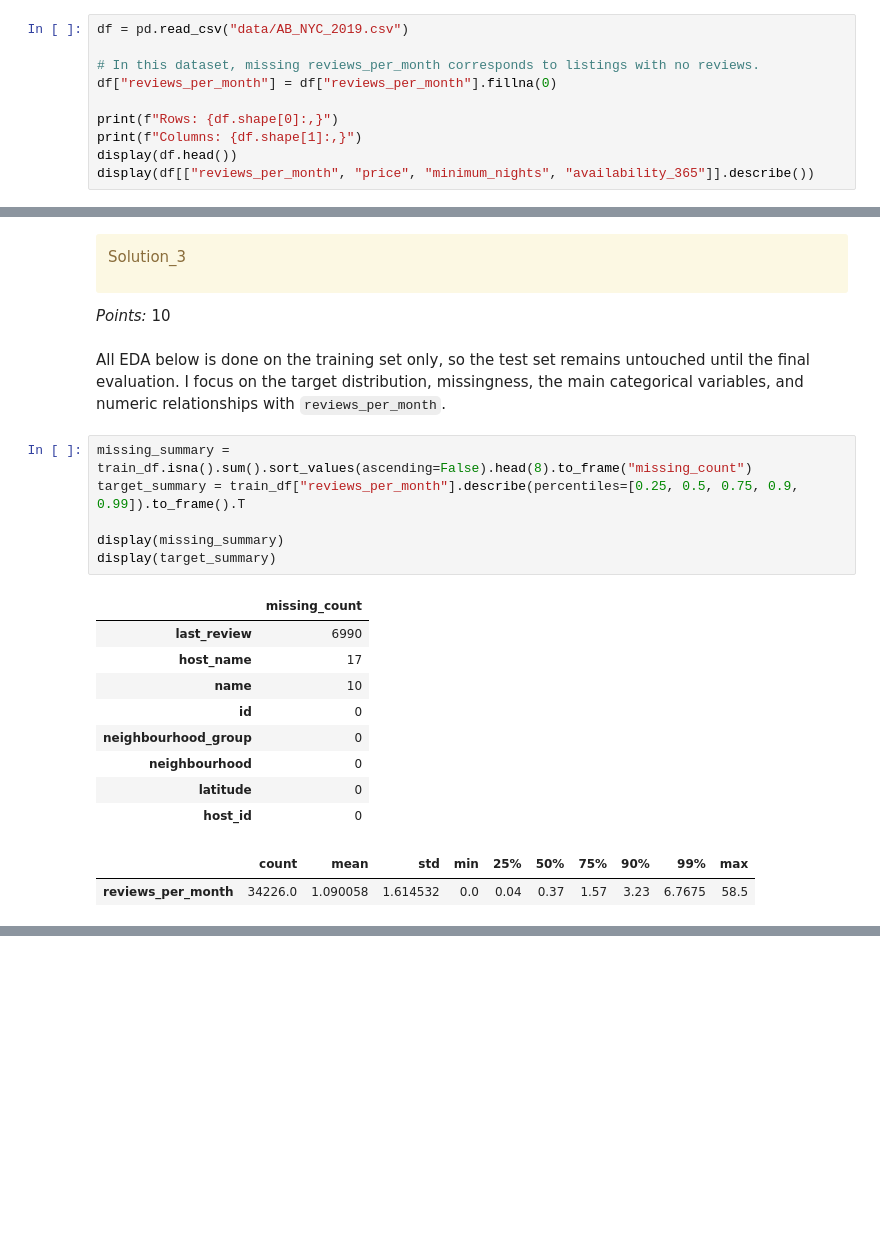
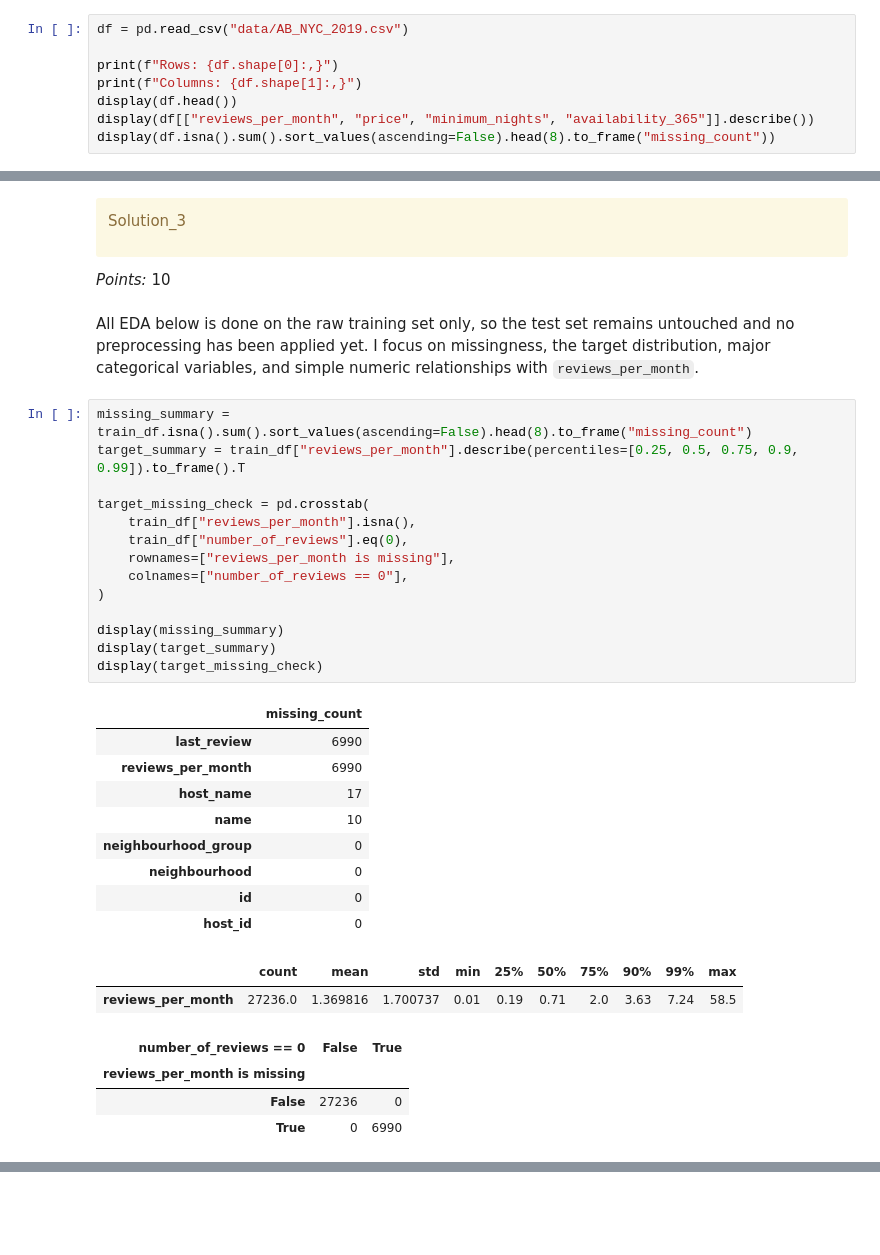
Before and after one commit to ansonnchan/cpsc-330, a Jupyter notebook: homeworks/HW5/hw5.ipynb, the cells around one changed output, grey strips where cells are left out. Drawn from its saved outputs; the diff is of its cells as text; blank space fills up the shorter version.

```diff
--- a/homeworks/HW5/hw5.ipynb
+++ b/homeworks/HW5/hw5.ipynb
@@ -132,13 +132,11 @@ The raw data has 48,895 rows and 16 original columns. Some columns are directly
 # %%
 df = pd.read_csv("data/AB_NYC_2019.csv")
-
-# In this dataset, missing reviews_per_month corresponds to listings with no reviews.
-df["reviews_per_month"] = df["reviews_per_month"].fillna(0)
 
 print(f"Rows: {df.shape[0]:,}")
 print(f"Columns: {df.shape[1]:,}")
 display(df.head())
 display(df[["reviews_per_month", "price", "minimum_nights", "availability_365"]].describe())
+display(df.isna().sum().sort_values(ascending=False).head(8).to_frame("missing_count"))
 # %% [output]
 Rows: 48,895
 Columns: 16
@@ -226,25 +233,37 @@ Solution_3
 
 _Points:_ 10
 # %% [markdown]
-All EDA below is done on the training set only, so the test set remains untouched until the final evaluation. I focus on the target distribution, missingness, the main categorical variables, and numeric relationships with `reviews_per_month`.
+All EDA below is done on the raw training set only, so the test set remains untouched and no preprocessing has been applied yet. I focus on missingness, the target distribution, major categorical variables, and simple numeric relationships with `reviews_per_month`.
 # %%
 missing_summary = train_df.isna().sum().sort_values(ascending=False).head(8).to_frame("missing_count")
 target_summary = train_df["reviews_per_month"].describe(percentiles=[0.25, 0.5, 0.75, 0.9, 0.99]).to_frame().T
 
+target_missing_check = pd.crosstab(
+    train_df["reviews_per_month"].isna(),
+    train_df["number_of_reviews"].eq(0),
+    rownames=["reviews_per_month is missing"],
+    colnames=["number_of_reviews == 0"],
+)
+
 display(missing_summary)
 display(target_summary)
+display(target_missing_check)
 # %% [output]
 |  | missing_count |
 | last_review | 6990 |
+| reviews_per_month | 6990 |
 | host_name | 17 |
 | name | 10 |
-| id | 0 |
 | neighbourhood_group | 0 |
 | neighbourhood | 0 |
-| latitude | 0 |
+| id | 0 |
 | host_id | 0 |
 |  | count | mean | std | min | 25% | 50% | 75% | 90% | 99% | max |
-| reviews_per_month | 34226.0 | 1.090058 | 1.614532 | 0.0 | 0.04 | 0.37 | 1.57 | 3.23 | 6.7675 | 58.5 |
+| reviews_per_month | 27236.0 | 1.369816 | 1.700737 | 0.01 | 0.19 | 0.71 | 2.0 | 3.63 | 7.24 | 58.5 |
+| number_of_reviews == 0 | False | True |
+| reviews_per_month is missing |  |  |
+| False | 27236 | 0 |
+| True | 0 | 6990 |
 # %%
 room_type_summary = train_df.groupby("room_type").agg(
     count=("reviews_per_month", "size"),
```
Also changed, not shown: parts of 13 cells of this notebook, 1 other file.
